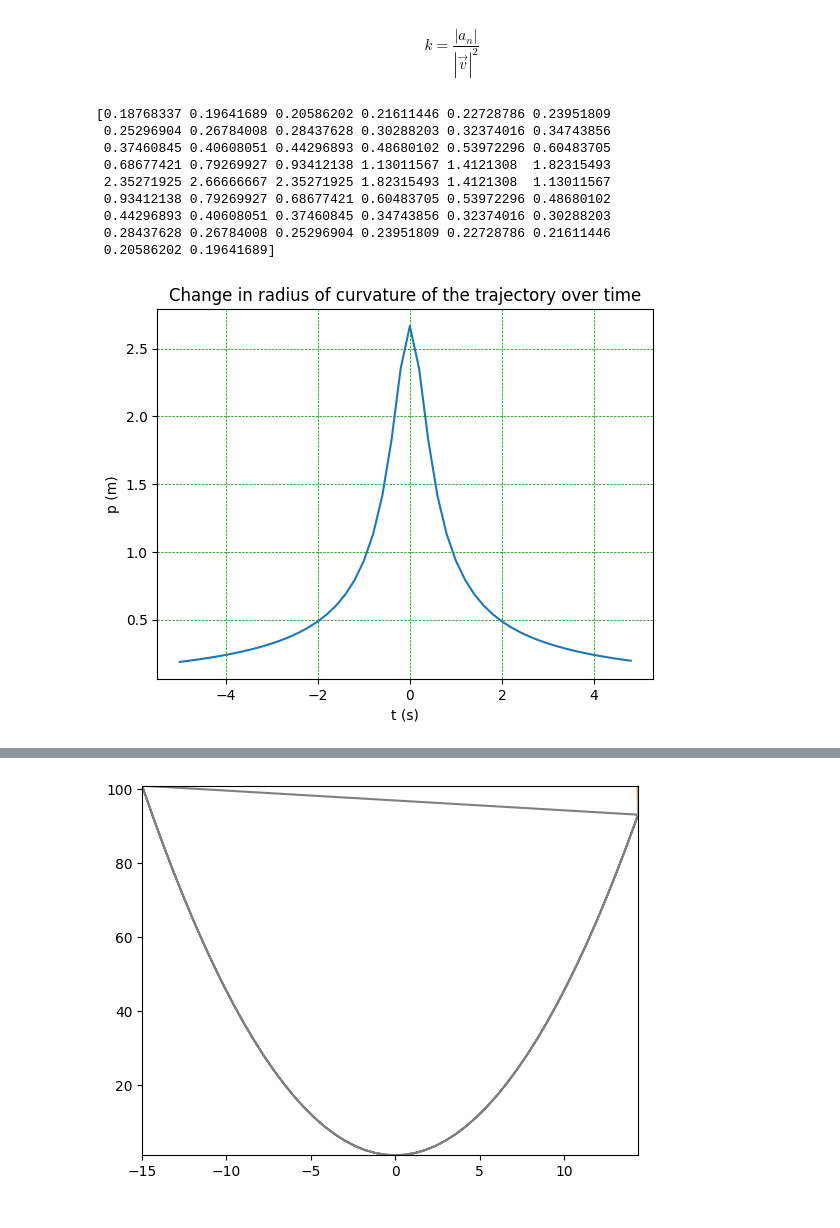
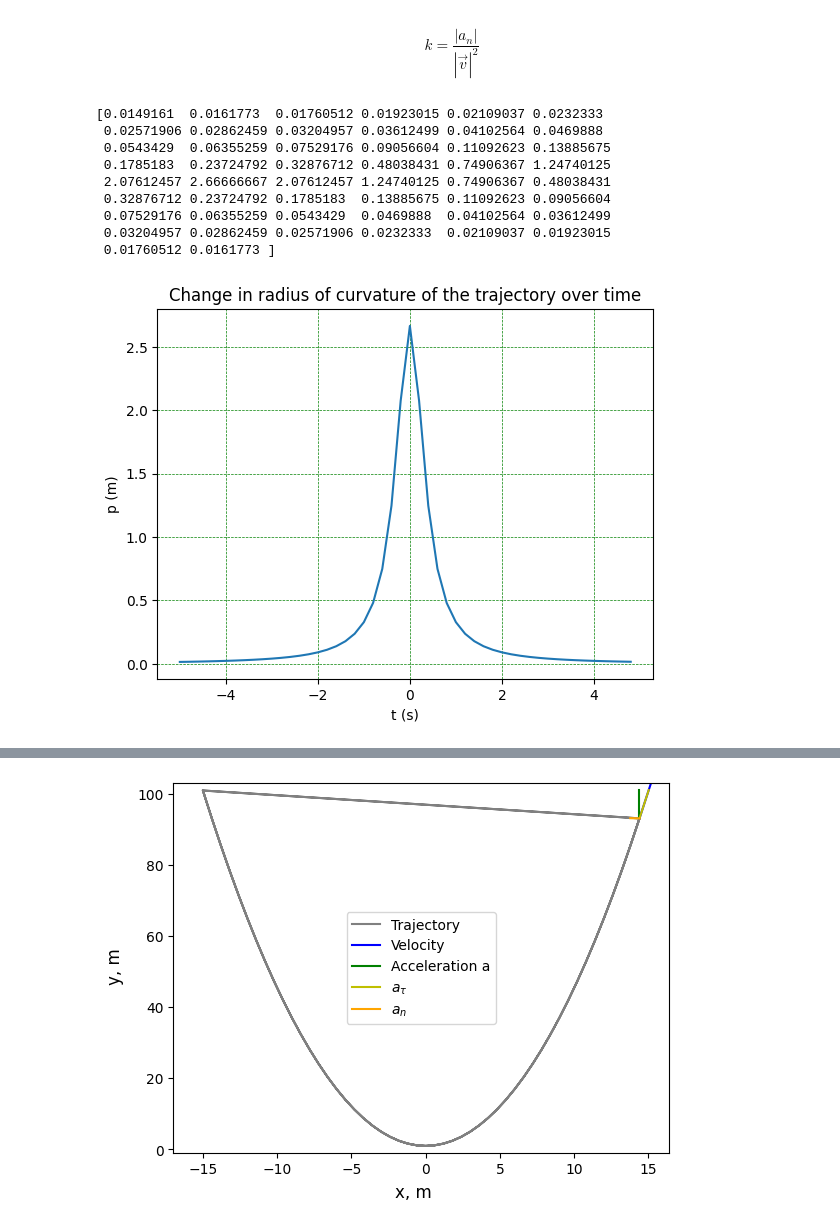
Before and after one commit to AsiiaPine/TMHW_1, a Jupyter notebook: Asnastasiia_homework1.ipynb, the cells around one changed output, grey strips where cells are left out. Saved outputs shown, nothing was run; the diff lists cells and outputs as text; code cells hidden in the pictures.

```diff
--- a/Asnastasiia_homework1.ipynb
+++ b/Asnastasiia_homework1.ipynb
@@ -47,7 +47,12 @@ Using the formula $|\vec{v}| = \sqrt{v_x^2 + v_y^2}$ we can calculate speed of t
 # %%
 v_array = np.sqrt(3 ** 2 + (8 * t_array) ** 2)
 v_matrix = np.array([(3, 8 * t) for t in t_array])
-tau = np.divide(v_matrix, np.linalg.norm(v_matrix))
+tau = np.empty(shape=v_matrix.shape)
+i = 0
+for v in v_matrix:
+    tau[i] = v / np.linalg.norm(v)
+    i = i + 1
+
 fig, ax = plt.subplots()
 ax.plot(t_array, v_array)
 
@@ -163,15 +168,15 @@ for i in range(0, t_array.size):
     k_array[i] = np.linalg.norm(a_n_matrix[i]) / np.linalg.norm(v_array[i])
 print(k_array)
 # %% [output]
-[0.18768337 0.19641689 0.20586202 0.21611446 0.22728786 0.23951809
- 0.25296904 0.26784008 0.28437628 0.30288203 0.32374016 0.34743856
- 0.37460845 0.40608051 0.44296893 0.48680102 0.53972296 0.60483705
- 0.68677421 0.79269927 0.93412138 1.13011567 1.4121308  1.82315493
- 2.35271925 2.66666667 2.35271925 1.82315493 1.4121308  1.13011567
- 0.93412138 0.79269927 0.68677421 0.60483705 0.53972296 0.48680102
- 0.44296893 0.40608051 0.37460845 0.34743856 0.32374016 0.30288203
- 0.28437628 0.26784008 0.25296904 0.23951809 0.22728786 0.21611446
- 0.20586202 0.19641689]
+[0.0149161  0.0161773  0.01760512 0.01923015 0.02109037 0.0232333
+ 0.02571906 0.02862459 0.03204957 0.03612499 0.04102564 0.0469888
+ 0.0543429  0.06355259 0.07529176 0.09056604 0.11092623 0.13885675
+ 0.1785183  0.23724792 0.32876712 0.48038431 0.74906367 1.24740125
+ 2.07612457 2.66666667 2.07612457 1.24740125 0.74906367 0.48038431
+ 0.32876712 0.23724792 0.1785183  0.13885675 0.11092623 0.09056604
+ 0.07529176 0.06355259 0.0543429  0.0469888  0.04102564 0.03612499
+ 0.03204957 0.02862459 0.02571906 0.0232333  0.02109037 0.01923015
+ 0.01760512 0.0161773 ]
 # %%
 fig, ax = plt.subplots()
 ax.plot(t_array, k_array)
@@ -181,7 +186,7 @@ ax.set(xlabel='t (s)', ylabel='p (m)',
 ax.grid(color='green', linestyle='--', linewidth=0.5)
 plt.show()  # Show the plot
 # %% [output]
-[figure, old version]
+[figure, new version]
 # %%
 import numpy as np
 import matplotlib.pyplot as plt
@@ -189,21 +194,24 @@ from matplotlib.animation import FuncAnimation
 
 fig, ax = plt.subplots()
 xdata, ydata = [], []
-ln, = plt.plot([], [], 'gray')
-v_ln, = plt.plot([], [], 'b')
-a_ln, = plt.plot([], [], 'g')
-a_t_ln, = plt.plot([], [], 'y')
-a_n_ln, = plt.plot([], [], 'orange')
+ln, = plt.plot([], [], 'gray', label="Trajectory")
+v_ln, = plt.plot([], [], 'b', label="Velocity")
+a_ln, = plt.plot([], [], 'g', label="Acceleration a")
+a_t_ln, = plt.plot([], [], 'y', label="$a_{\\tau}$")
+a_n_ln, = plt.plot([], [], 'orange', label="$a_{n}$")
+ax.legend()
+
 
 def init():
-    ax.set_xlim(min(x_array), max(x_array))
-    ax.set_ylim(min(y_array), max(y_array))
+    ax.set_xlim(min(x_array) - 2, max(x_array) + 2)
+    ax.set_ylim(min(y_array) - 2, max(y_array) + 2)
     return ln, v_ln, a_ln, a_t_ln, a_n_ln
 
 
 def draw_velocity(frame):
     v_ln.set_data([v_matrix[frame][0] + xdata[frame], xdata[frame]],
                   [v_matrix[frame][1] + ydata[frame], ydata[frame]])
+    v_ln.set_label("velocity")
 
 
 def draw_acc(frame):
@@ -215,31 +223,34 @@ def draw_acc_t(frame):
     a_t_ln.set_data([a_t_matrix[frame][0] + xdata[frame], xdata[frame]],
                     [a_t_matrix[frame][1] + ydata[frame], ydata[frame]])
 
 
 def draw_acc_n(frame):
     a_n_ln.set_data([a_n_matrix[frame][0] + xdata[frame], xdata[frame]],
                     [a_n_matrix[frame][1] + ydata[frame], ydata[frame]])
 
 
 def update(frame):
     xdata.append(x_array[frame])
     ydata.append(y_array[frame])
     ln.set_data(xdata, ydata)
     draw_velocity(frame)
     draw_acc(frame)
     draw_acc_t(frame)
     draw_acc_n(frame)
     return ln, v_ln, a_ln, a_t_ln, a_n_ln
 
 
+fig.supxlabel("x, m")
+fig.supylabel("y, m")
 ani = FuncAnimation(fig, update, frames=np.arange(0, t_array.size, 1),
                     init_func=init, blit=True)
 #plt.show()
 
 from IPython.display import HTML
 
+ani.save("ani.gif")
 ani.save("ani.mp4")
 HTML(ani.to_html5_video())
 # %% [output]
 [interactive output not drawn]
-[figure, old version]
+[figure, new version]
```
Also changed, not shown: parts of 4 cells of this notebook, 1 other file.
